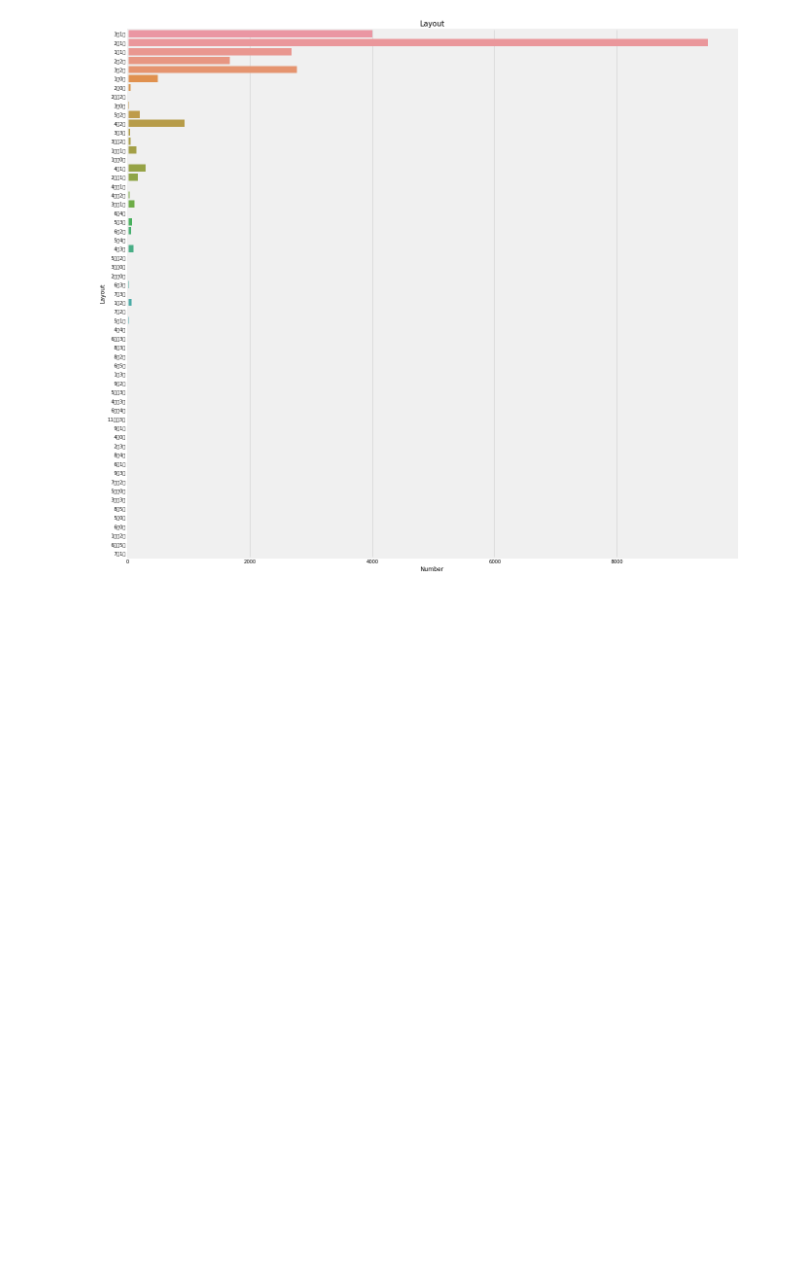
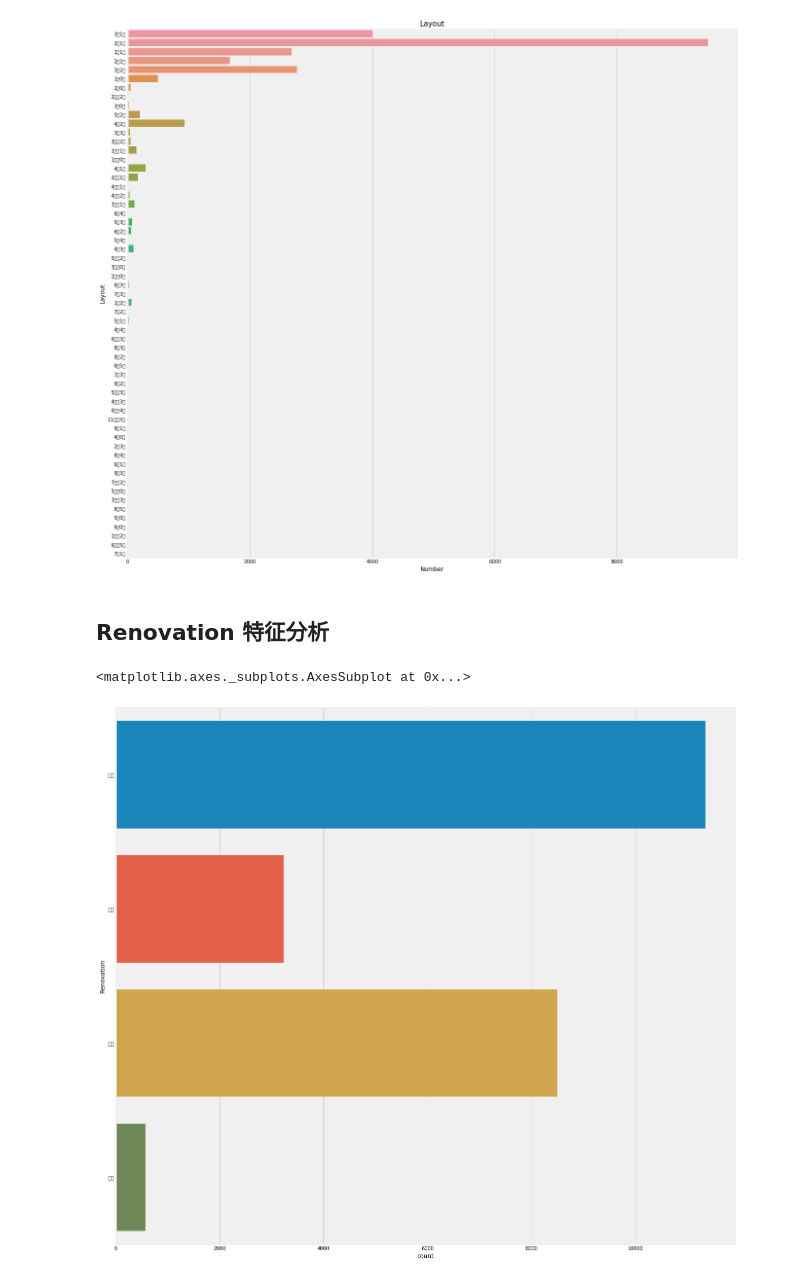
Before and after one commit to AlanConstantine/DataScienceProjects, a Jupyter notebook: SecondHandHousing/SecondHandHousingAnalysis.ipynb, the cells around one changed output. Cells and saved outputs as stored; diff of their text form; code cells hidden in the pictures; blank space fills up the shorter version.

Commit message:
Update SecondHandHousingAnalysis Size, Layout, Renovation Analysis

```diff
--- a/SecondHandHousing/SecondHandHousingAnalysis.ipynb
+++ b/SecondHandHousing/SecondHandHousingAnalysis.ipynb
@@ -176,3 +176,11 @@ ax1.set_ylabel('Layout')
 # %% [output]
 Text(0, 0.5, 'Layout')
 [figure]
+# %% [markdown]
+## Renovation 特征分析
+# %%
+f, ax1 = plt.subplots(figsize=(20, 20))
+sns.countplot(y='Renovation', data=df, ax=ax1)
+# %% [output]
+<matplotlib.axes._subplots.AxesSubplot at 0x...>
+[figure, added]
```
Also changed, not shown: parts of 3 cells of this notebook.
